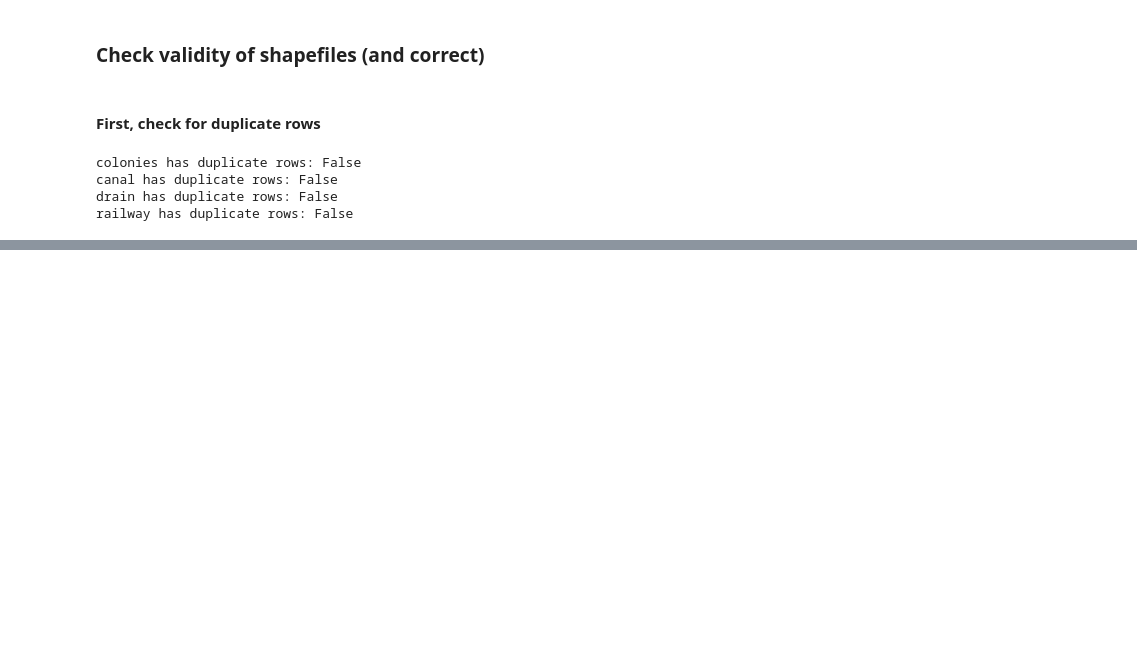
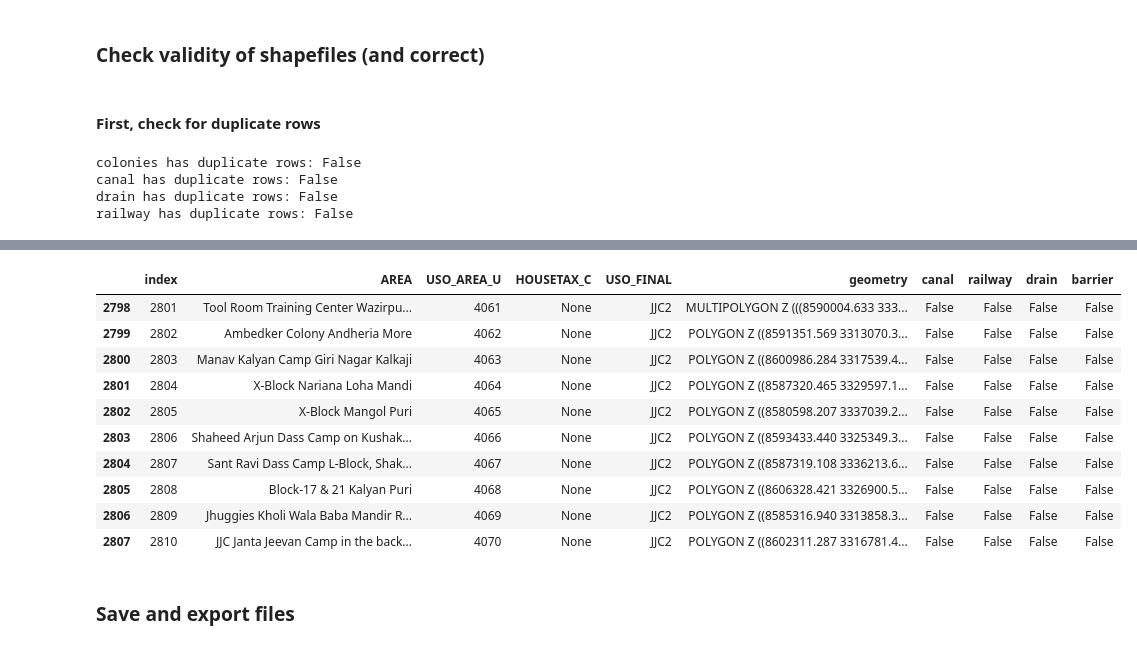
Before and after one commit to bwbelljr/delhi_spatial_index, a Jupyter notebook: barrier_clip.ipynb, the cells around one changed output, grey strips where cells are left out. Saved outputs shown, nothing was run; the diff lists cells and outputs as text; code cells hidden in the pictures; blank space fills up the shorter version.

```diff
--- a/barrier_clip.ipynb
+++ b/barrier_clip.ipynb
@@ -138,0 +294,16 @@ railway has duplicate rows: False
+# %%
+colonies.tail(10)
+# %% [output]
+|  | index | AREA | USO_AREA_U | HOUSETAX_C | USO_FINAL | geometry | canal | railway | drain | barrier |
+| 2798 | 2801 | Tool Room Training Center Wazirpu... | 4061 | None | JJC2 | MULTIPOLYGON Z (((8590004.633 333... | False | False | False | False |
+| 2799 | 2802 | Ambedker Colony Andheria More | 4062 | None | JJC2 | POLYGON Z ((8591351.569 3313070.3... | False | False | False | False |
+| 2800 | 2803 | Manav Kalyan Camp Giri Nagar Kalkaji | 4063 | None | JJC2 | POLYGON Z ((8600986.284 3317539.4... | False | False | False | False |
+| 2801 | 2804 | X-Block Nariana Loha Mandi | 4064 | None | JJC2 | POLYGON Z ((8587320.465 3329597.1... | False | False | False | False |
+| 2802 | 2805 | X-Block Mangol Puri | 4065 | None | JJC2 | POLYGON Z ((8580598.207 3337039.2... | False | False | False | False |
+| 2803 | 2806 | Shaheed Arjun Dass Camp on Kushak... | 4066 | None | JJC2 | POLYGON Z ((8593433.440 3325349.3... | False | False | False | False |
+| 2804 | 2807 | Sant Ravi Dass Camp L-Block, Shak... | 4067 | None | JJC2 | POLYGON Z ((8587319.108 3336213.6... | False | False | False | False |
+| 2805 | 2808 | Block-17 & 21 Kalyan Puri | 4068 | None | JJC2 | POLYGON Z ((8606328.421 3326900.5... | False | False | False | False |
+| 2806 | 2809 | Jhuggies Kholi Wala Baba Mandir R... | 4069 | None | JJC2 | POLYGON Z ((8585316.940 3313858.3... | False | False | False | False |
+| 2807 | 2810 | JJC Janta Jeevan Camp in the back... | 4070 | None | JJC2 | POLYGON Z ((8602311.287 3316781.4... | False | False | False | False |
+# %% [markdown]
+### Save and export files
```
Also changed, not shown: parts of 42 cells of this notebook.
